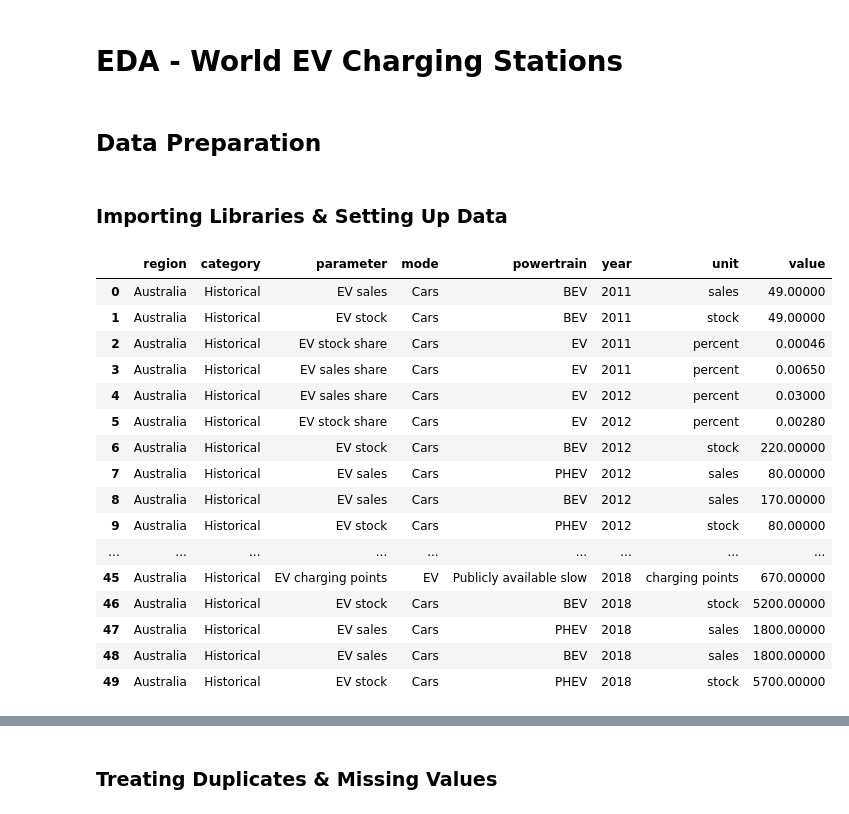
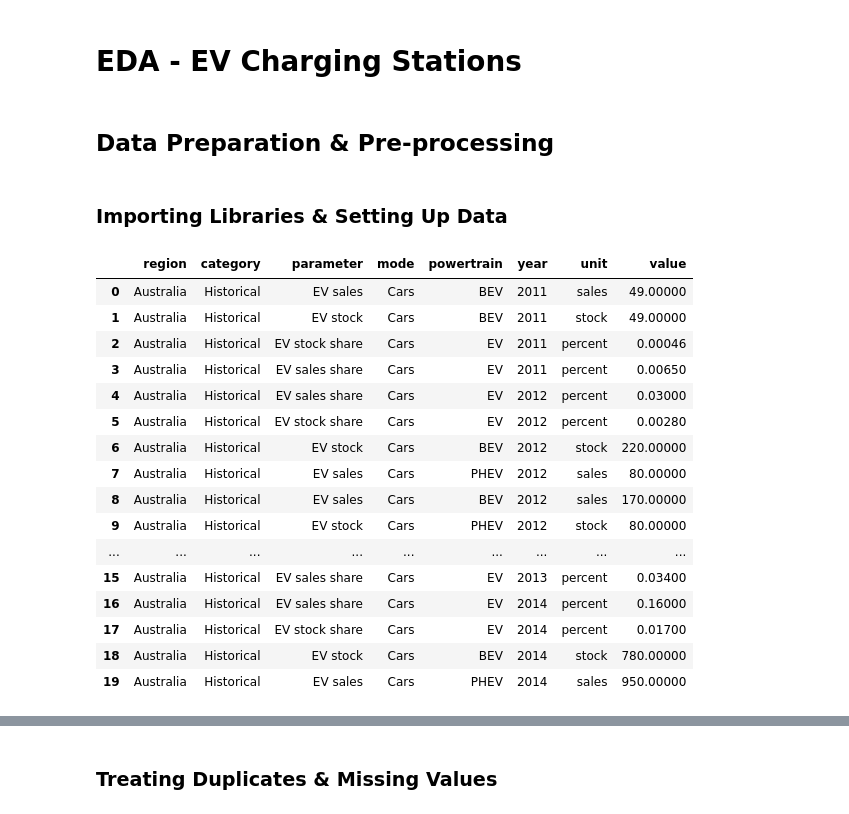
Before and after one commit to Chameleon-company/EVCFLO, a Jupyter notebook: Data Science - EV Stations/EDA - EV Charging Stations around the world/EDA - World EV Charging Stations .ipynb, the cells around one changed output, grey strips where cells are left out. Cells and saved outputs as stored; diff of their text form; code cells hidden in the pictures.

```diff
--- a/Data Science - EV Stations/EDA - EV Charging Stations around the world/EDA - World EV Charging Stations .ipynb
+++ b/Data Science - EV Stations/EDA - EV Charging Stations around the world/EDA - World EV Charging Stations .ipynb
@@ -1,7 +1,7 @@
 # %% [markdown]
-# EDA - World EV Charging Stations
+# EDA - EV Charging Stations
 # %% [markdown]
-## Data Preparation
+## Data Preparation & Pre-processing
 # %% [markdown]
 ### Importing Libraries & Setting Up Data
 # %%
@@ -13,27 +14,27 @@ from matplotlib import rcParams
 import warnings
 warnings.filterwarnings("ignore")
 # %%
-address = 'C:/Users/west5/OneDrive - Deakin University/Desktop/Git_Repositories_Working/EVCFLO/Data Science - EV Stations/Data/IEA-EV-data.csv'
+address = '/workspaces/EVCFLO/Data Science - EV Stations/Data/IEA-EV-data.csv'
 
-ev = pd.read_csv(address)
+df = pd.read_csv(address)
 
-ev.columns = ['region', 'category', 'parameter', 'mode', 'powertrain', 'year', 'unit', 'value']
-ev.head(50)
+df.columns = ['region', 'category', 'parameter', 'mode', 'powertrain', 'year', 'unit', 'value']
+df.head(20)
 # %% [output]
 |  | region | category | parameter | mode | powertrain | year | unit | value |
 | 0 | Australia | Historical | EV sales | Cars | BEV | 2011 | sales | 49.00000 |
 | 1 | Australia | Historical | EV stock | Cars | BEV | 2011 | stock | 49.00000 |
 | 2 | Australia | Historical | EV stock share | Cars | EV | 2011 | percent | 0.00046 |
 | 3 | Australia | Historical | EV sales share | Cars | EV | 2011 | percent | 0.00650 |
 | 4 | Australia | Historical | EV sales share | Cars | EV | 2012 | percent | 0.03000 |
 | 5 | Australia | Historical | EV stock share | Cars | EV | 2012 | percent | 0.00280 |
 | 6 | Australia | Historical | EV stock | Cars | BEV | 2012 | stock | 220.00000 |
 | 7 | Australia | Historical | EV sales | Cars | PHEV | 2012 | sales | 80.00000 |
 | 8 | Australia | Historical | EV sales | Cars | BEV | 2012 | sales | 170.00000 |
 | 9 | Australia | Historical | EV stock | Cars | PHEV | 2012 | stock | 80.00000 |
 | ... | ... | ... | ... | ... | ... | ... | ... | ... |
-| 45 | Australia | Historical | EV charging points | EV | Publicly available slow | 2018 | charging points | 670.00000 |
-| 46 | Australia | Historical | EV stock | Cars | BEV | 2018 | stock | 5200.00000 |
-| 47 | Australia | Historical | EV sales | Cars | PHEV | 2018 | sales | 1800.00000 |
-| 48 | Australia | Historical | EV sales | Cars | BEV | 2018 | sales | 1800.00000 |
-| 49 | Australia | Historical | EV stock | Cars | PHEV | 2018 | stock | 5700.00000 |
+| 15 | Australia | Historical | EV sales share | Cars | EV | 2013 | percent | 0.03400 |
+| 16 | Australia | Historical | EV sales share | Cars | EV | 2014 | percent | 0.16000 |
+| 17 | Australia | Historical | EV stock share | Cars | EV | 2014 | percent | 0.01700 |
+| 18 | Australia | Historical | EV stock | Cars | BEV | 2014 | stock | 780.00000 |
+| 19 | Australia | Historical | EV sales | Cars | PHEV | 2014 | sales | 950.00000 |
```
Also changed, not shown: parts of 59 cells of this notebook.
